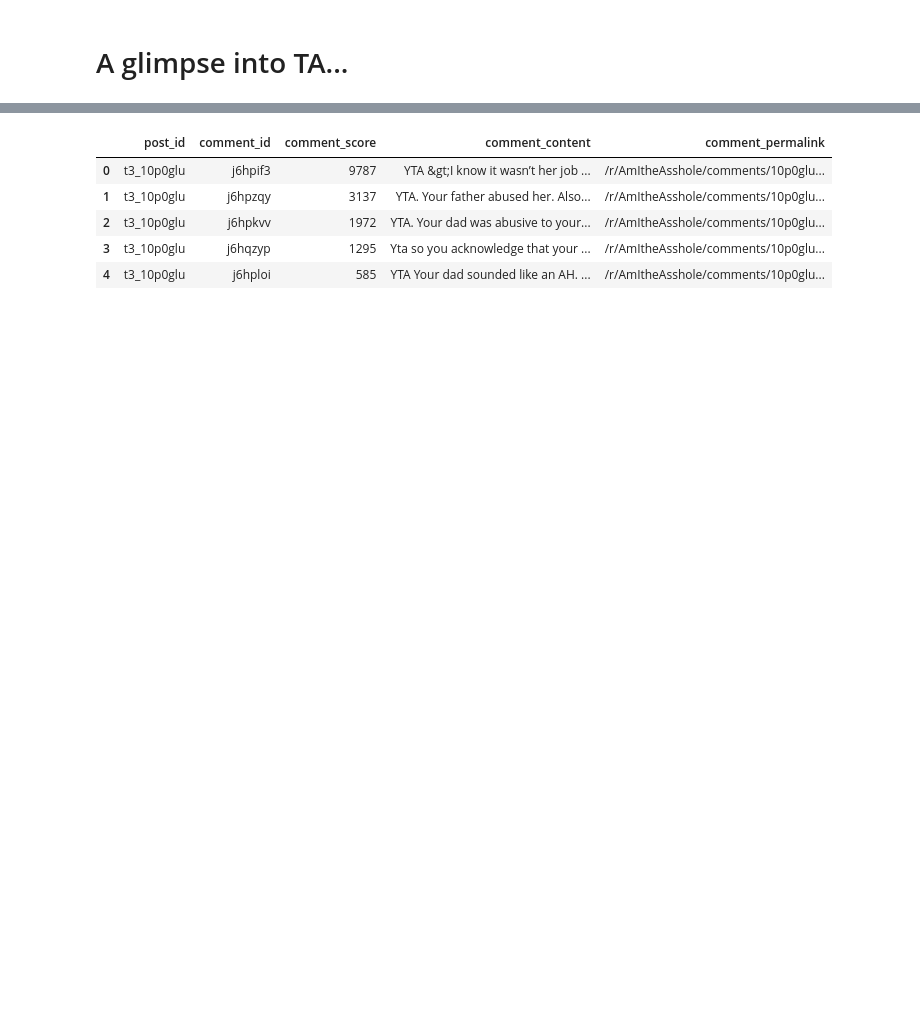
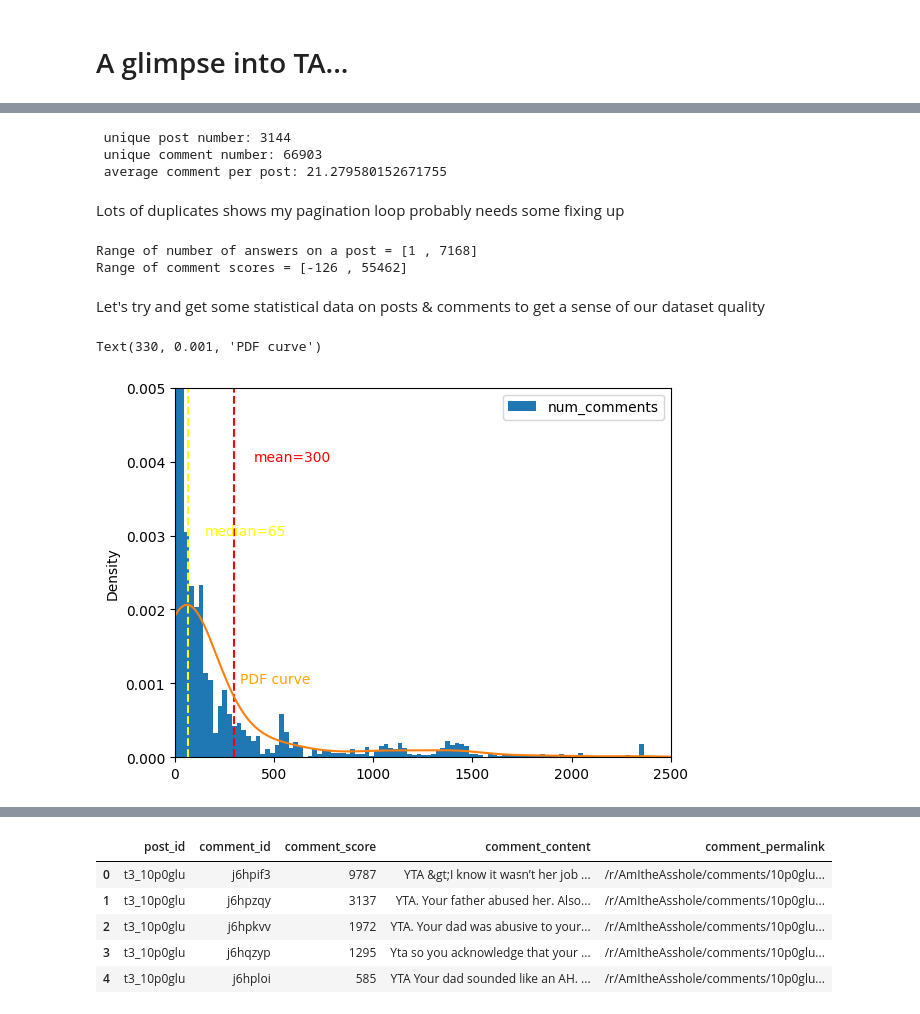
Before and after one commit to Nico404/scrap_reddit, a Jupyter notebook: jupyter/analysis.ipynb, the cells around one changed output, grey strips where cells are left out. Cells and saved outputs as stored; diff of their text form; code cells hidden in the pictures; blank space fills up the shorter version.

```diff
--- a/jupyter/analysis.ipynb
+++ b/jupyter/analysis.ipynb
@@ -7,0 +27,43 @@ pandas.set_option("display.max_colwidth", 50)
+# %%
+posts.drop_duplicates(keep = 'first', inplace=True)
+post_row_count = posts.shape[0] # returns nb of lines
+
+comments.drop_duplicates(keep = 'first', inplace=True)
+comment_row_count = comments.shape[0] # returns nb of lines
+print("","unique post number:", post_row_count,"\n", "unique comment number:", comment_row_count,"\n", "average comment per post:", comment_row_count / post_row_count)
+# %% [output]
+ unique post number: 3144
+ unique comment number: 66903
+ average comment per post: 21.279580152671755
+# %% [markdown]
+Lots of duplicates shows my pagination loop probably needs some fixing up
+# %%
+most_answered_post = max(posts['num_comments'])
+best_rated_comment = max(comments['comment_score'])
+least_answered_post = min(posts['num_comments'])
+worst_rated_comment = min(comments['comment_score'])
+
+print("Range of number of answers on a post =", "[" + str(least_answered_post) + " , " + str(most_answered_post) +"]")
+print("Range of comment scores =", "[" + str(worst_rated_comment) + " , " + str(best_rated_comment) +"]")
+# %% [output]
+Range of number of answers on a post = [1 , 7168]
+Range of comment scores = [-126 , 55462]
+# %% [markdown]
+Let's try and get some statistical data on posts & comments to get a sense of our dataset quality
+# %%
+posts.plot.hist(column="num_comments", bins = 300, density = True, xlim=[0, 2500], ylim = [0, 0.005])
+
+mean = posts["num_comments"].mean()
+plt.axvline(mean, color='red', linestyle='dashed')
+plt.text(400, .004,'mean=' + str(round(mean)), color='red')
+
+median = posts["num_comments"].median()
+plt.axvline(median, color='yellow', linestyle='dashed')
+plt.text(150, .003, 'median=' + str(round(median)), color='yellow')
+
+# kernel density estimation (KDE) is a non-parametric way to estimate the probability density function (PDF) of a random variable
+posts["num_comments"].plot.kde()
+plt.text(330, .001, 'PDF curve', color='orange')
+# %% [output]
+Text(330, 0.001, 'PDF curve')
+[figure, added]
```
Also changed, not shown: parts of 24 cells of this notebook, 1 other file.
